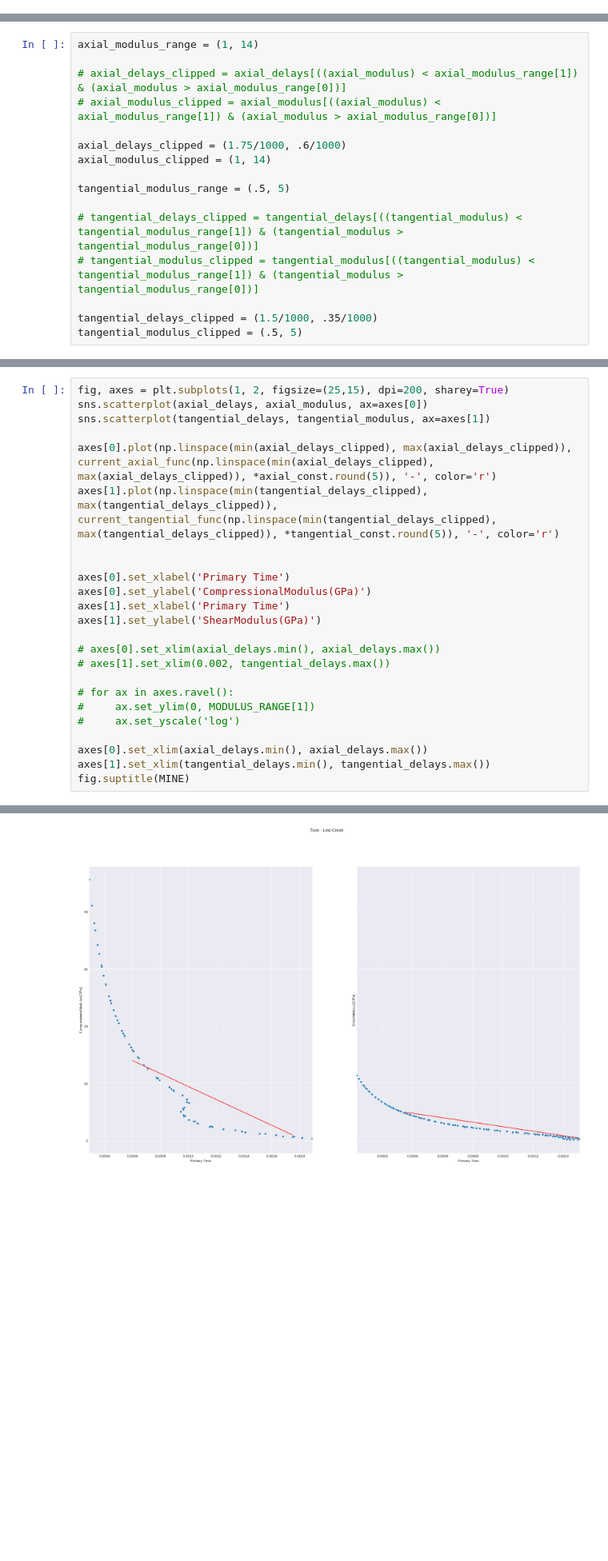
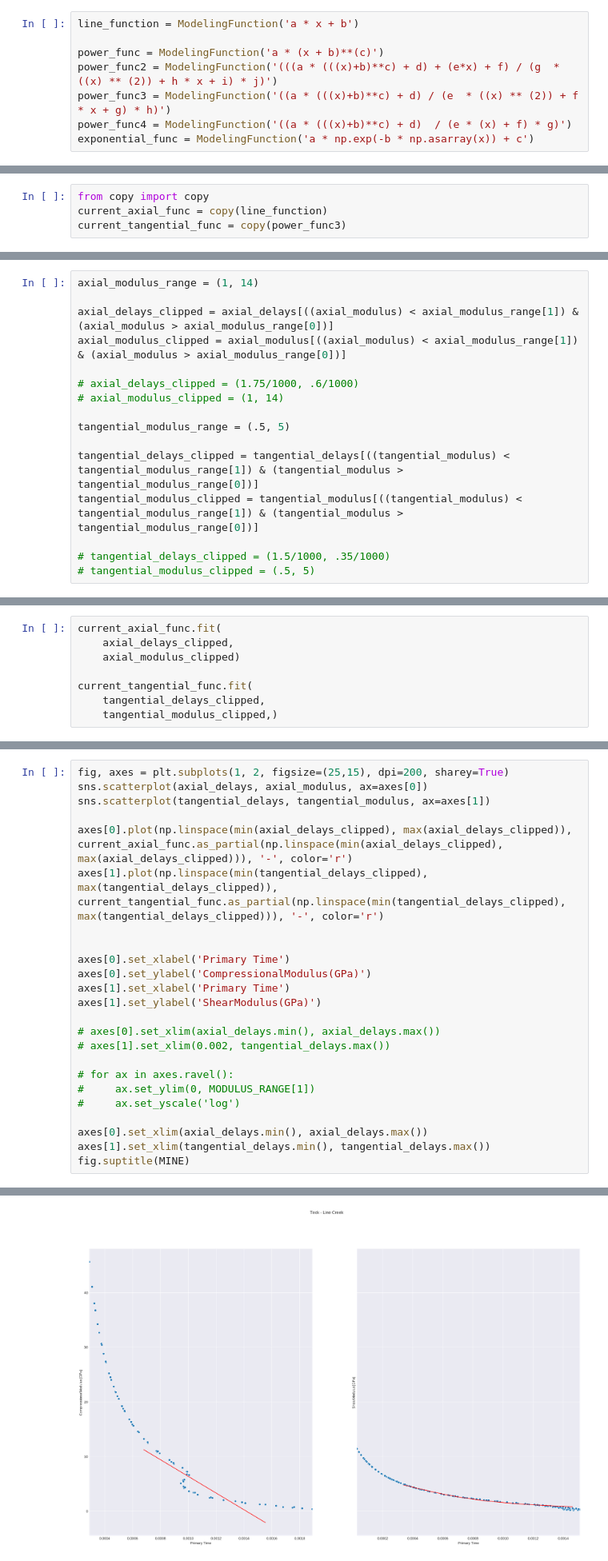
Before and after one commit to navaneethakumar-balasubramanian/rhino_theory, a Jupyter notebook: notebooks/Modeling.ipynb, the cells around one changed output, grey strips where cells are left out. Shown at 80% size. Saved outputs shown, nothing was run; the diff lists cells and outputs as text; blank space fills up the shorter version.

Commit message:
Easier modeling save and load

```diff
--- a/notebooks/Modeling.ipynb
+++ b/notebooks/Modeling.ipynb
@@ -435,2 +415,10 @@ def exponential_func(x, a, b, c):
+# %%
+line_function = ModelingFunction('a * x + b')
+
+power_func = ModelingFunction('a * (x + b)**(c)')
+power_func2 = ModelingFunction('(((a * (((x)+b)**c) + d) + (e*x) + f) / (g  * ((x) ** (2)) + h * x + i) * j)')
+power_func3 = ModelingFunction('((a * (((x)+b)**c) + d) / (e  * ((x) ** (2)) + f * x + g) * h)')
+power_func4 = ModelingFunction('((a * (((x)+b)**c) + d)  / (e * (x) + f) * g)')
+exponential_func = ModelingFunction('a * np.exp(-b * np.asarray(x)) + c')
 # %% [markdown]
 ## Select which function to use for each component
@@ -440,3 +425,7 @@ current_tangential_func = line_function
+# %%
+from copy import copy
+current_axial_func = copy(line_function)
+current_tangential_func = copy(power_func3)
 # %% [markdown]
 ## Removing modulus for the fitting
 # %%
@@ -446,19 +435,19 @@ smod = .35 , 1.5
 # %%
 axial_modulus_range = (1, 14)
 
-# axial_delays_clipped = axial_delays[((axial_modulus) < axial_modulus_range[1]) & (axial_modulus > axial_modulus_range[0])]
-# axial_modulus_clipped = axial_modulus[((axial_modulus) < axial_modulus_range[1]) & (axial_modulus > axial_modulus_range[0])]
+axial_delays_clipped = axial_delays[((axial_modulus) < axial_modulus_range[1]) & (axial_modulus > axial_modulus_range[0])]
+axial_modulus_clipped = axial_modulus[((axial_modulus) < axial_modulus_range[1]) & (axial_modulus > axial_modulus_range[0])]
 
-axial_delays_clipped = (1.75/1000, .6/1000)
-axial_modulus_clipped = (1, 14)
+# axial_delays_clipped = (1.75/1000, .6/1000)
+# axial_modulus_clipped = (1, 14)
 
 tangential_modulus_range = (.5, 5)
 
-# tangential_delays_clipped = tangential_delays[((tangential_modulus) < tangential_modulus_range[1]) & (tangential_modulus > tangential_modulus_range[0])]
-# tangential_modulus_clipped = tangential_modulus[((tangential_modulus) < tangential_modulus_range[1]) & (tangential_modulus > tangential_modulus_range[0])]
+tangential_delays_clipped = tangential_delays[((tangential_modulus) < tangential_modulus_range[1]) & (tangential_modulus > tangential_modulus_range[0])]
+tangential_modulus_clipped = tangential_modulus[((tangential_modulus) < tangential_modulus_range[1]) & (tangential_modulus > tangential_modulus_range[0])]
 
-tangential_delays_clipped = (1.5/1000, .35/1000)
-tangential_modulus_clipped = (.5, 5)
+# tangential_delays_clipped = (1.5/1000, .35/1000)
+# tangential_modulus_clipped = (.5, 5)
 # %%
 ## Polynomial fitting
 
@@ -480,2 +459,10 @@ tangential_const = curve_fit(current_tangential_func,
+# %%
+current_axial_func.fit(
+    axial_delays_clipped,
+    axial_modulus_clipped)
+
+current_tangential_func.fit(
+    tangential_delays_clipped,
+    tangential_modulus_clipped,)
 # %% [markdown]
 # Look at the equations
@@ -494,30 +482,30 @@ matplotlib.use('agg')
 # %%
 fig, axes = plt.subplots(1, 2, figsize=(25,15), dpi=200, sharey=True)
 sns.scatterplot(axial_delays, axial_modulus, ax=axes[0])
 sns.scatterplot(tangential_delays, tangential_modulus, ax=axes[1])
 
-axes[0].plot(np.linspace(min(axial_delays_clipped), max(axial_delays_clipped)), current_axial_func(np.linspace(min(axial_delays_clipped), max(axial_delays_clipped)), *axial_const.round(5)), '-', color='r')
-axes[1].plot(np.linspace(min(tangential_delays_clipped), max(tangential_delays_clipped)), current_tangential_func(np.linspace(min(tangential_delays_clipped), max(tangential_delays_clipped)), *tangential_const.round(5)), '-', color='r')
+axes[0].plot(np.linspace(min(axial_delays_clipped), max(axial_delays_clipped)), current_axial_func.as_partial(np.linspace(min(axial_delays_clipped), max(axial_delays_clipped))), '-', color='r')
+axes[1].plot(np.linspace(min(tangential_delays_clipped), max(tangential_delays_clipped)), current_tangential_func.as_partial(np.linspace(min(tangential_delays_clipped), max(tangential_delays_clipped))), '-', color='r')
 
 
 axes[0].set_xlabel('Primary Time')
 axes[0].set_ylabel('CompressionalModulus(GPa)')
 axes[1].set_xlabel('Primary Time')
 axes[1].set_ylabel('ShearModulus(GPa)')
 
 # axes[0].set_xlim(axial_delays.min(), axial_delays.max())
 # axes[1].set_xlim(0.002, tangential_delays.max())
 
 # for ax in axes.ravel():
 #     ax.set_ylim(0, MODULUS_RANGE[1])
 #     ax.set_yscale('log')
 
 axes[0].set_xlim(axial_delays.min(), axial_delays.max())
 axes[1].set_xlim(tangential_delays.min(), tangential_delays.max())
 fig.suptitle(MINE)
 # %% [output]
 Text(0.5, 0.98, 'Teck - Line Creek')
-[figure, old version]
+[figure, new version]
 # %% [markdown]
 # Output the functions
 
```
Also changed, not shown: parts of 17 cells of this notebook, 1 other file.
